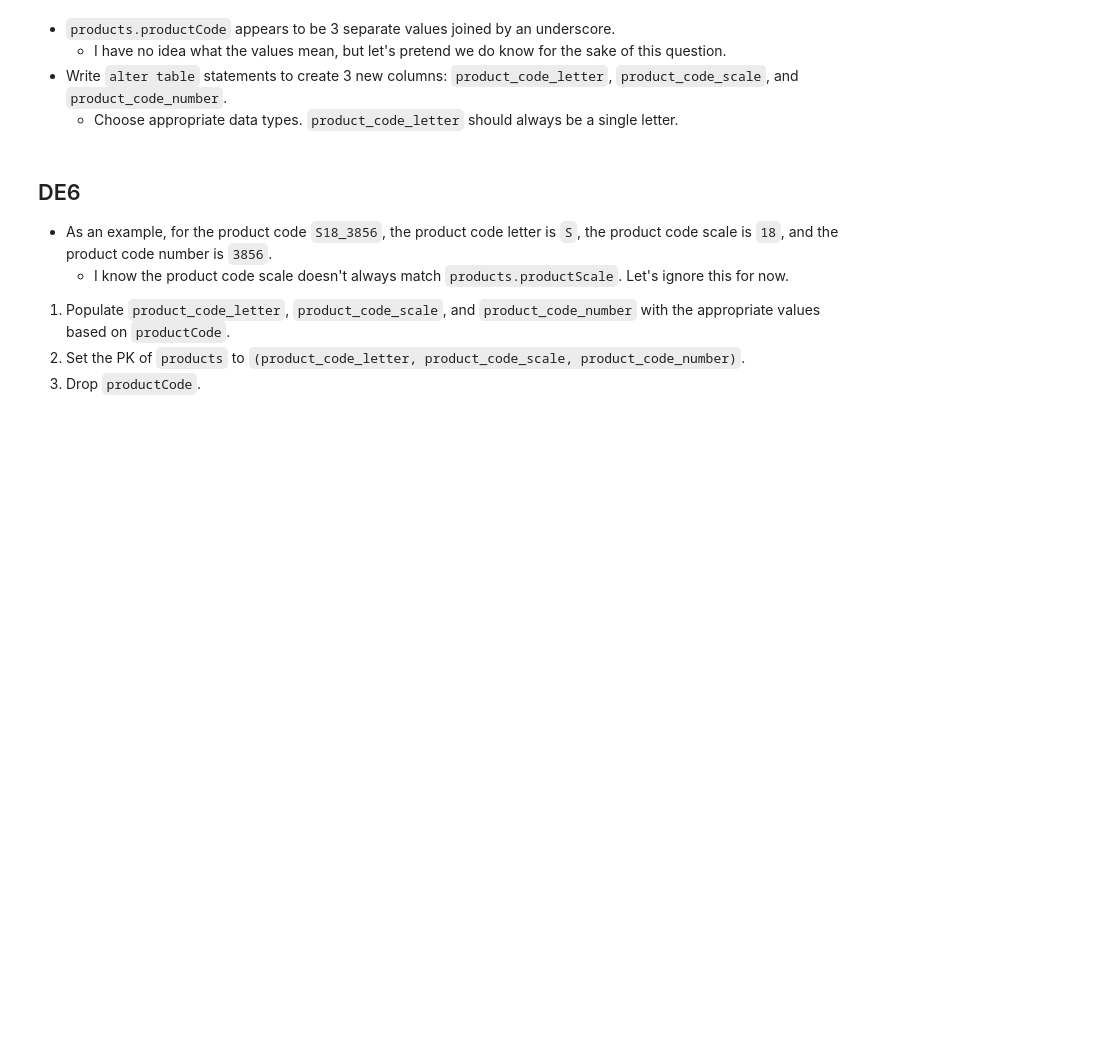
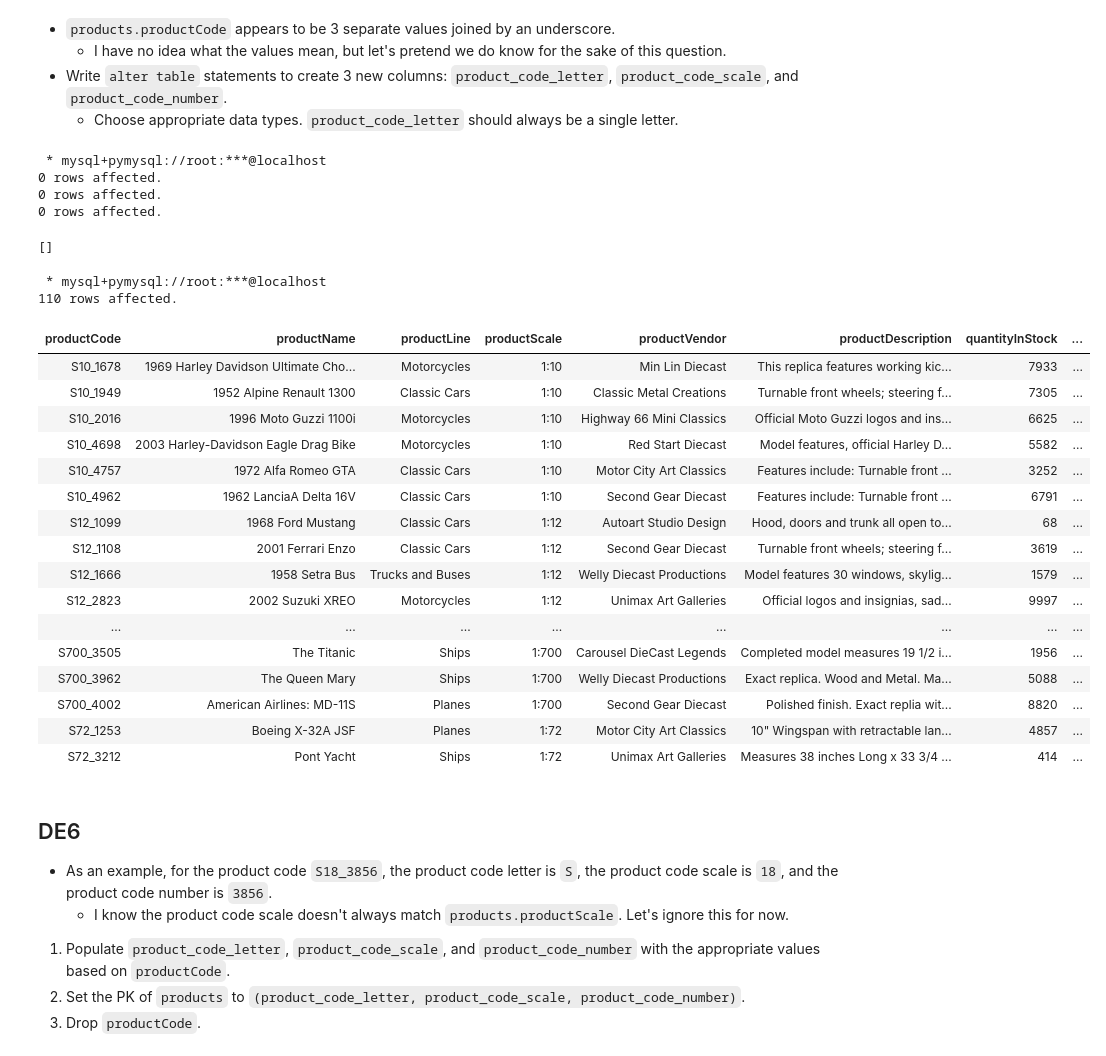
Before and after one commit to avahajr/W4111-Intro-to-Databases-Spring-2024, a Jupyter notebook: Exams/Midterm/S24-W4111-Midterm.ipynb, the cells around one changed output. Saved outputs shown, nothing was run; the diff lists cells and outputs as text; code cells hidden in the pictures; blank space fills up the shorter version.

```diff
--- a/Exams/Midterm/S24-W4111-Midterm.ipynb
+++ b/Exams/Midterm/S24-W4111-Midterm.ipynb
@@ -651,8 +838,45 @@ _Answer_
     - I have no idea what the values mean, but let's pretend we do know for the sake of this question.
 - Write `alter table` statements to create 3 new columns: `product_code_letter`, `product_code_scale`, and `product_code_number`.
     - Choose appropriate data types. `product_code_letter` should always be a single letter.
+# %%
+%%sql
+ALTER TABLE products
+ADD COLUMN product_code_letter VARCHAR(1);
+
+ALTER TABLE products
+ADD COLUMN product_code_scale INT;
+
+ALTER TABLE products
+ADD COLUMN product_code_number INT;
+# %% [output]
+ * mysql+pymysql://root:***@localhost
+0 rows affected.
+0 rows affected.
+0 rows affected.
+[]
 # %%
 %%sql
+SELECT * FROM products
+# %% [output]
+ * mysql+pymysql://root:***@localhost
+110 rows affected.
+| productCode | productName | productLine | productScale | productVendor | productDescription | quantityInStock | ... |
+| S10_1678 | 1969 Harley Davidson Ultimate Cho... | Motorcycles | 1:10 | Min Lin Diecast | This replica features working kic... | 7933 | ... |
+| S10_1949 | 1952 Alpine Renault 1300 | Classic Cars | 1:10 | Classic Metal Creations | Turnable front wheels; steering f... | 7305 | ... |
+| S10_2016 | 1996 Moto Guzzi 1100i | Motorcycles | 1:10 | Highway 66 Mini Classics | Official Moto Guzzi logos and ins... | 6625 | ... |
+| S10_4698 | 2003 Harley-Davidson Eagle Drag Bike | Motorcycles | 1:10 | Red Start Diecast | Model features, official Harley D... | 5582 | ... |
+| S10_4757 | 1972 Alfa Romeo GTA | Classic Cars | 1:10 | Motor City Art Classics | Features include: Turnable front ... | 3252 | ... |
+| S10_4962 | 1962 LanciaA Delta 16V | Classic Cars | 1:10 | Second Gear Diecast | Features include: Turnable front ... | 6791 | ... |
+| S12_1099 | 1968 Ford Mustang | Classic Cars | 1:12 | Autoart Studio Design | Hood, doors and trunk all open to... | 68 | ... |
+| S12_1108 | 2001 Ferrari Enzo | Classic Cars | 1:12 | Second Gear Diecast | Turnable front wheels; steering f... | 3619 | ... |
+| S12_1666 | 1958 Setra Bus | Trucks and Buses | 1:12 | Welly Diecast Productions | Model features 30 windows, skylig... | 1579 | ... |
+| S12_2823 | 2002 Suzuki XREO | Motorcycles | 1:12 | Unimax Art Galleries | Official logos and insignias, sad... | 9997 | ... |
+| ... | ... | ... | ... | ... | ... | ... | ... |
+| S700_3505 | The Titanic | Ships | 1:700 | Carousel DieCast Legends | Completed model measures 19 1/2 i... | 1956 | ... |
+| S700_3962 | The Queen Mary | Ships | 1:700 | Welly Diecast Productions | Exact replica. Wood and Metal. Ma... | 5088 | ... |
+| S700_4002 | American Airlines: MD-11S | Planes | 1:700 | Second Gear Diecast | Polished finish. Exact replia wit... | 8820 | ... |
+| S72_1253 | Boeing X-32A JSF | Planes | 1:72 | Motor City Art Classics | 10" Wingspan with retractable lan... | 4857 | ... |
+| S72_3212 | Pont Yacht | Ships | 1:72 | Unimax Art Galleries | Measures 38 inches Long x 33 3/4 ... | 414 | ... |
 # %% [markdown]
 ## DE6
 
```
Also changed, not shown: parts of 18 cells of this notebook, 1 other file.
